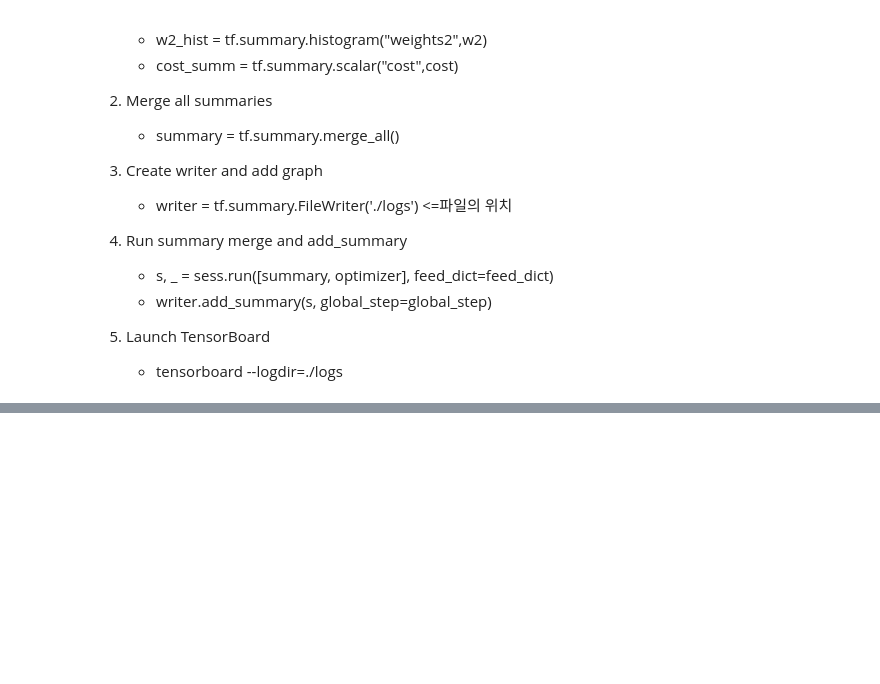
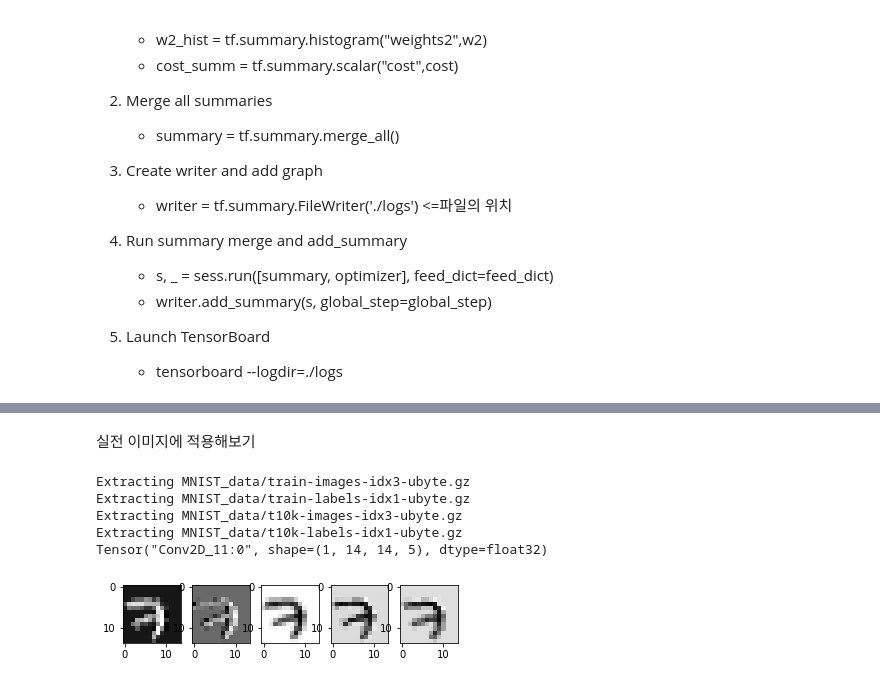
Before and after one commit to jiho-kang/DeepLearningZeroToAll, a Jupyter notebook: 모두를 위한 딥러닝 tensorflow 실습.ipynb, the cells around one changed output, grey strips where cells are left out. Saved outputs shown, nothing was run; the diff lists cells and outputs as text; code cells hidden in the pictures; blank space fills up the shorter version.

```diff
--- a/모두를 위한 딥러닝 tensorflow 실습.ipynb
+++ b/모두를 위한 딥러닝 tensorflow 실습.ipynb
@@ -1259,0 +1885,33 @@ TensorBoard: TF logging/debugging tool
+# %% [markdown]
+실전 이미지에 적용해보기
+# %%
+from tensorflow.examples.tutorials.mnist import input_data
+mnist = input_data.read_data_sets("MNIST_data/", one_hot = True)
+
+img = mnist.train.images[0].reshape(28,28)#가장 첫번째 데이터를 28,28로 출력하기
+plt.imshow(img,cmap='gray')
+
+sess=tf.InteractiveSession()
+
+#28x28x1 사이즈로 reshape해라, 갯수는 너가 알아서 해! (-1)
+img = img.reshape(-1,28,28,1)
+
+#3x3x1 filter로 wieght를 줄 것이며, 5개 filter 사용.
+w1 = tf.Variable(tf.random_normal([3,3,1,5], stddev=0.01))
+
+#stride 2x2에서 padding='same'을 주면, input의 절반 사이즈 (여기서는 14)가 된다
+conv2d=tf.nn.conv2d(img,w1,strides=[1,2,2,1], padding='SAME')
+
+print(conv2d)
+sess.run(tf.global_variables_initializer())
+conv2d_img=conv2d.eval()
+conv2d_img= np.swapaxes(conv2d_img,0,3)
+for i, one_img in enumerate(conv2d_img):
+    plt.subplot(1,5,i+1),plt.imshow(one_img.reshape(14,14),cmap='gray')
+# %% [output]
+Extracting MNIST_data/train-images-idx3-ubyte.gz
+Extracting MNIST_data/train-labels-idx1-ubyte.gz
+Extracting MNIST_data/t10k-images-idx3-ubyte.gz
+Extracting MNIST_data/t10k-labels-idx1-ubyte.gz
+Tensor("Conv2D_11:0", shape=(1, 14, 14, 5), dtype=float32)
+[figure, added]
```
Also changed, not shown: parts of 29 cells of this notebook, 1 other file.
